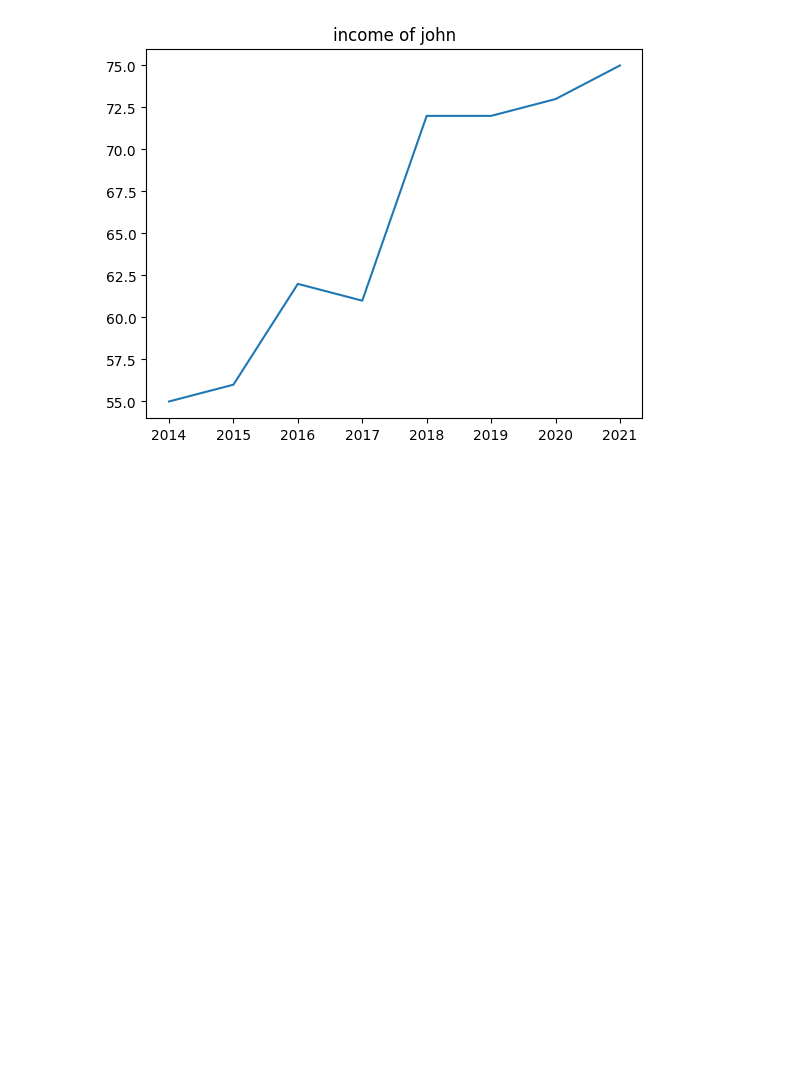
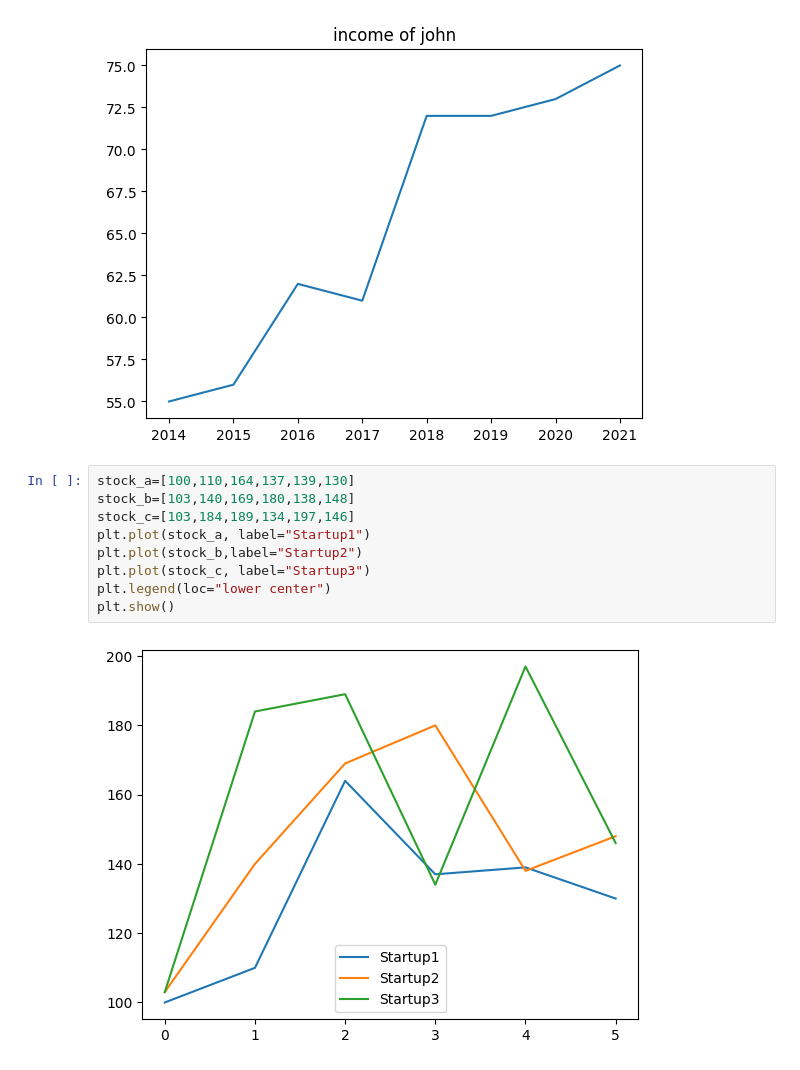
Before and after one commit to KomatiBhavaniSankar/Data-Visualization, a Jupyter notebook: Matplotlib.ipynb, the cells around one changed output. Cells and saved outputs as stored; diff of their text form; blank space fills up the shorter version.

```diff
--- a/Visual.ipynb
+++ b/Matplotlib.ipynb
@@ -88,3 +90,14 @@ plt.title("income of john")
 plt.show()
 # %% [output]
 [figure]
+# %%
+stock_a=[100,110,164,137,139,130]
+stock_b=[103,140,169,180,138,148]
+stock_c=[103,184,189,134,197,146]
+plt.plot(stock_a, label="Startup1")
+plt.plot(stock_b,label="Startup2")
+plt.plot(stock_c, label="Startup3")
+plt.legend(loc="lower center")
+plt.show()
+# %% [output]
+[figure, added]
```
Also changed, not shown: parts of 2 cells of this notebook.
